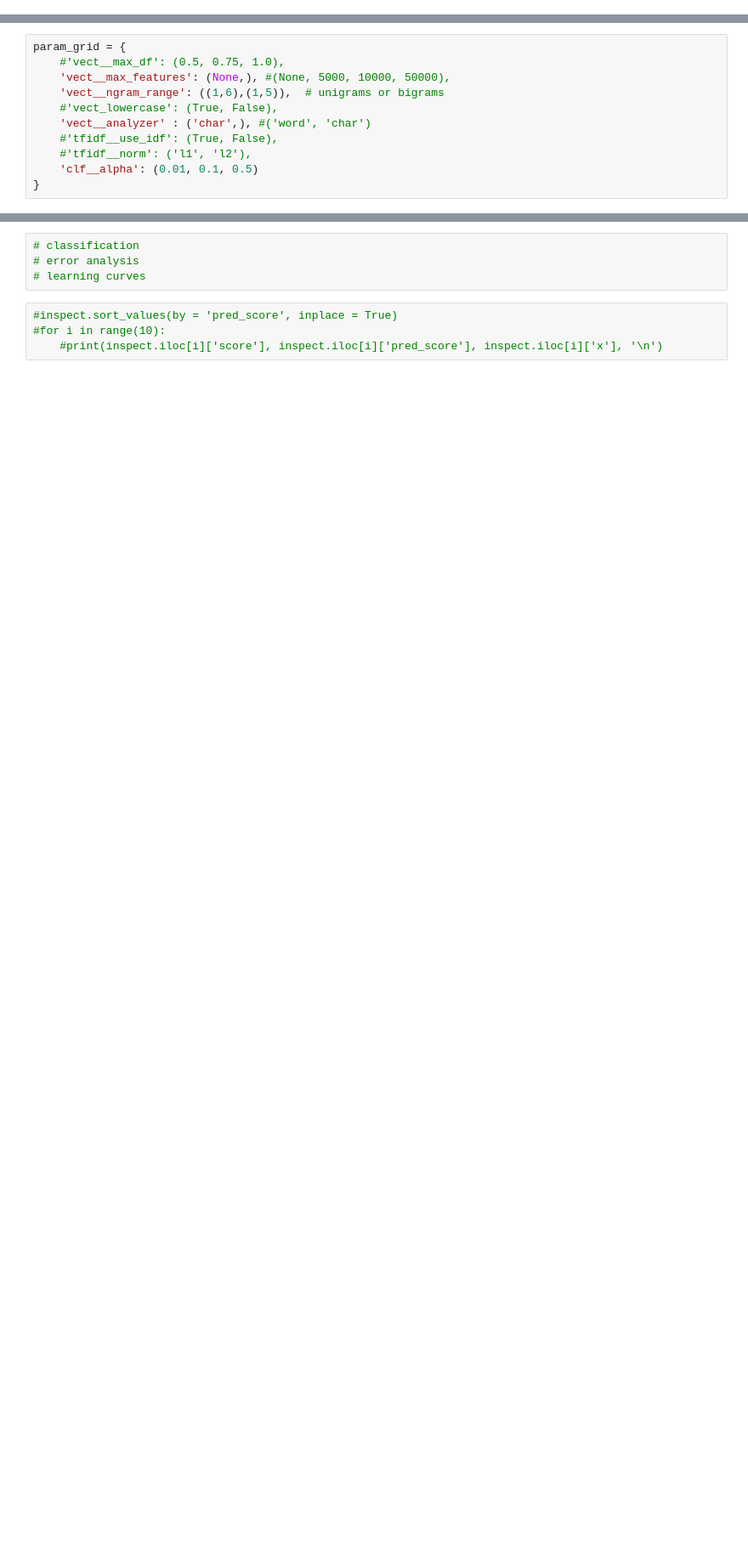
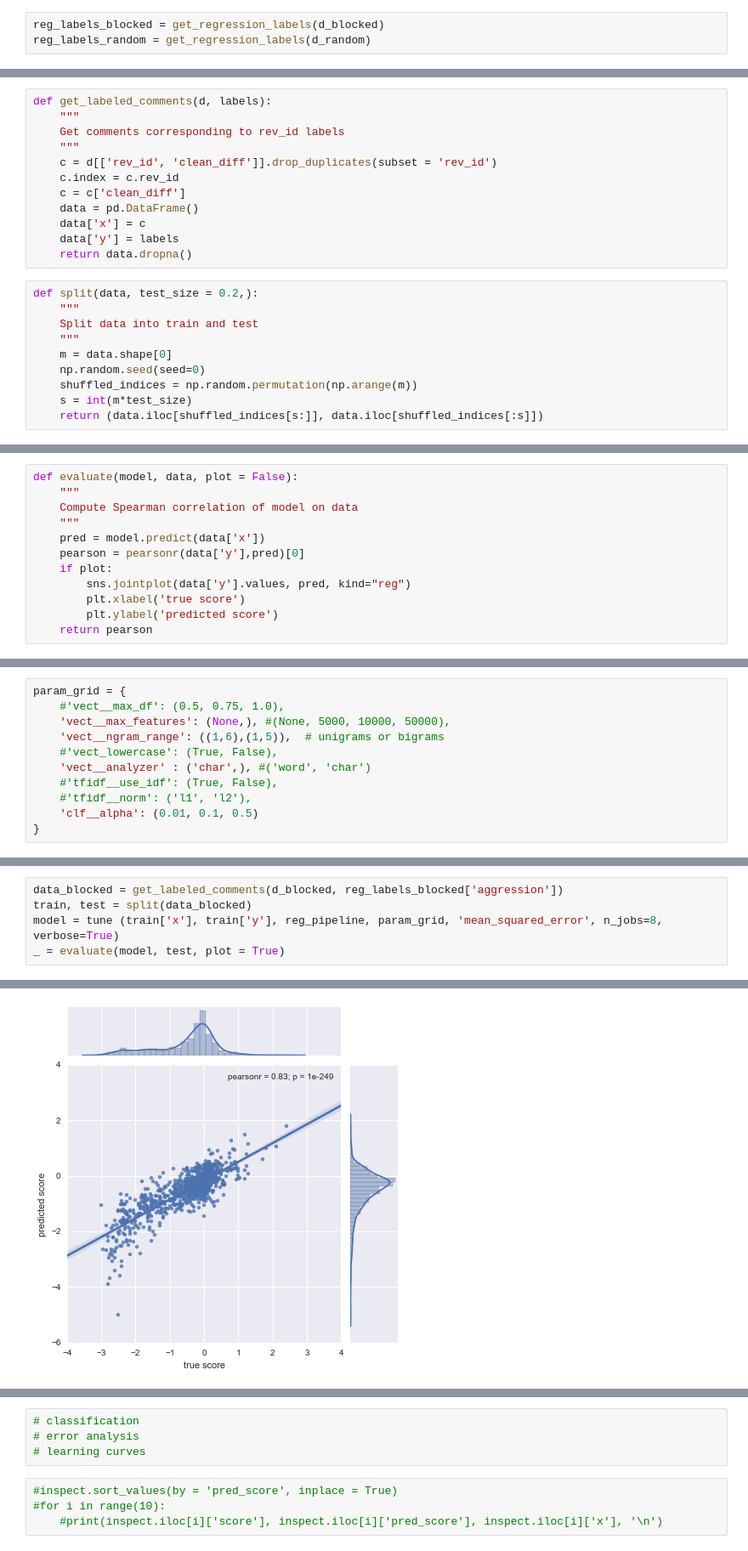
Before and after one commit to ewulczyn/wiki-detox, a Jupyter notebook: wikipedia/src/NGram Models.ipynb, the cells around one changed output, grey strips where cells are left out. Shown: that part at 85% size. Saved outputs shown, nothing was run; the diff lists cells and outputs as text; blank space fills up the shorter version.

Commit message:
new modeling results

```diff
--- a/wikipedia/src/NGram Models.ipynb
+++ b/wikipedia/src/NGram Models.ipynb
@@ -137,0 +56,3 @@ We can't yet tell what the limit fo prediction is. It is least 0.8, but probably
+# %%
+reg_labels_blocked = get_regression_labels(d_blocked)
+reg_labels_random = get_regression_labels(d_random)
@@ -137,0 +61,22 @@ We can't yet tell what the limit fo prediction is. It is least 0.8, but probably
+# %%
+def get_labeled_comments(d, labels):
+    """
+    Get comments corresponding to rev_id labels
+    """
+    c = d[['rev_id', 'clean_diff']].drop_duplicates(subset = 'rev_id')
+    c.index = c.rev_id
+    c = c['clean_diff']
+    data = pd.DataFrame()
+    data['x'] = c
+    data['y'] = labels
+    return data.dropna()
+# %%
+def split(data, test_size = 0.2,):
+    """
+    Split data into train and test
+    """
+    m = data.shape[0]
+    np.random.seed(seed=0)
+    shuffled_indices = np.random.permutation(np.arange(m))
+    s = int(m*test_size)
+    return (data.iloc[shuffled_indices[s:]], data.iloc[shuffled_indices[:s]])
@@ -137,0 +110,12 @@ We can't yet tell what the limit fo prediction is. It is least 0.8, but probably
+# %%
+def evaluate(model, data, plot = False):
+    """
+    Compute Spearman correlation of model on data
+    """
+    pred = model.predict(data['x'])
+    pearson = pearsonr(data['y'],pred)[0]
+    if plot:
+        sns.jointplot(data['y'].values, pred, kind="reg")
+        plt.xlabel('true score')
+        plt.ylabel('predicted score')
+    return pearson
@@ -206,0 +151,6 @@ def regress(comments, labels, param_grid, reg_pipeline):
+# %%
+data_blocked = get_labeled_comments(d_blocked, reg_labels_blocked['aggression'])
+train, test = split(data_blocked)
+model = tune (train['x'], train['y'], reg_pipeline, param_grid, 'mean_squared_error', n_jobs=8, verbose=True)
+_ = evaluate(model, test, plot = True)
+# %% [output]
@@ -206,0 +168 @@ def regress(comments, labels, param_grid, reg_pipeline):
+[figure, added]
```
Also changed, not shown: parts of 42 cells of this notebook, 1 other file.
